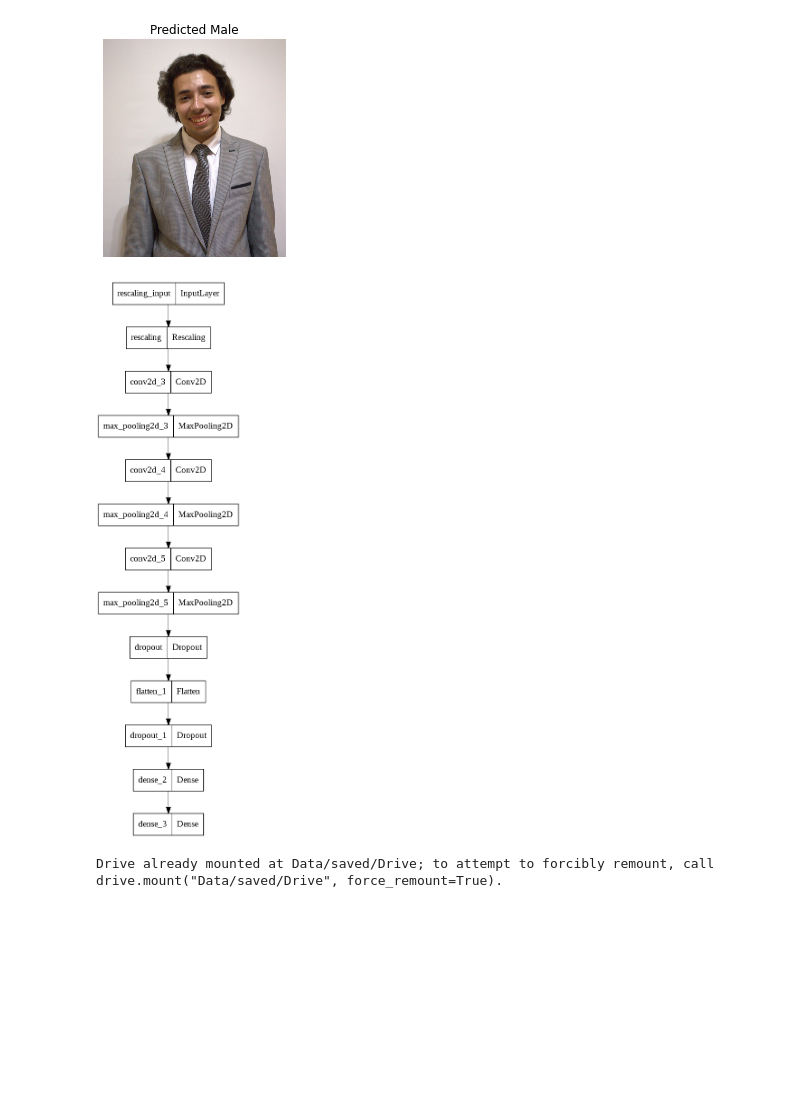
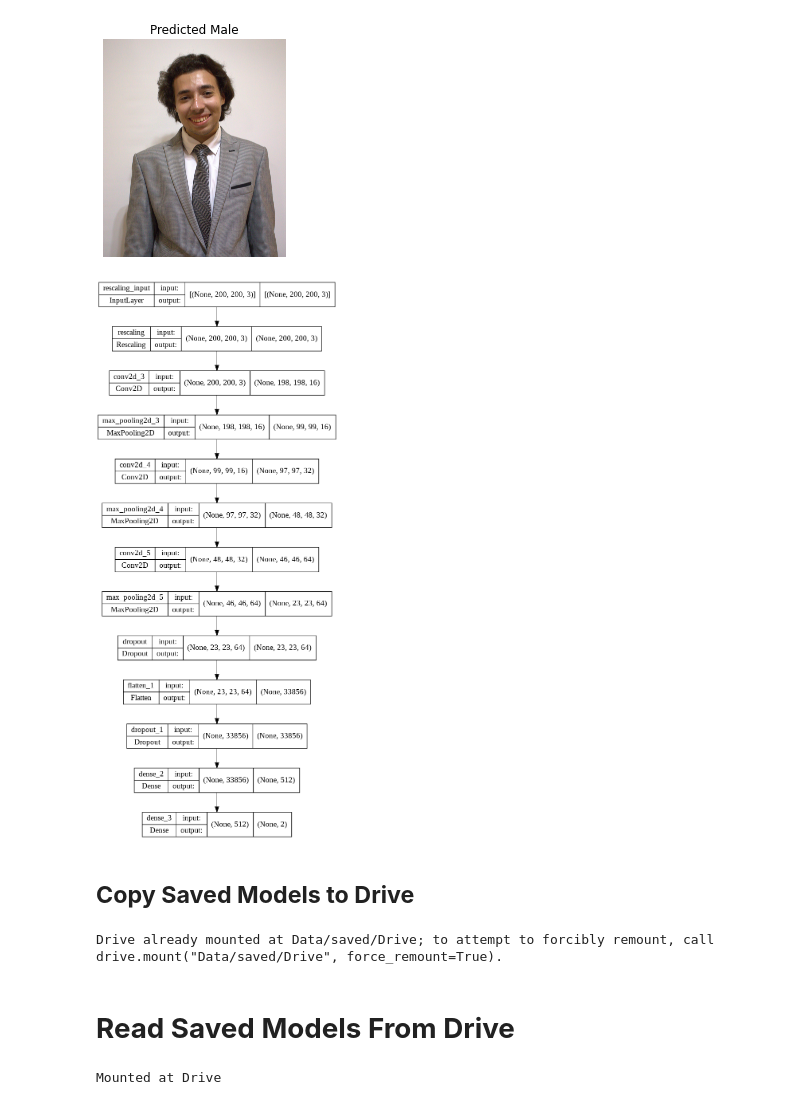
Before and after one commit to NourEldin-Osama/Python-Projects, a Jupyter notebook: CV/UTk_Face.ipynb, the cells around one changed output. Drawn from its saved outputs; the diff is of its cells as text; code cells hidden in the pictures; blank space fills up the shorter version.

```diff
--- a/CV/UTk_Face.ipynb
+++ b/CV/UTk_Face.ipynb
@@ -425,6 +431,17 @@ val_ds = tf.keras.utils.image_dataset_from_directory(
   image_size=(img_height, img_width),
   batch_size=batch_size)
 
+print()
+print('Batches for validating before splitting -->', val_ds.cardinality())
+
+test_ds = val_ds.take(8)
+val_ds = val_ds.skip(8)
+
+print()
+print('Batches for testing -->', test_ds.cardinality())
+print('Batches for validating after splitting-->', val_ds.cardinality())
+print()
+
 class_names = train_ds.class_names
 print(class_names)
 # %% [output]
@@ -600,7 +623,9 @@ Saving 3.jpg to 3 (2).jpg
 Image_Name: 3.jpg
 [figure]
 # %%
-tf.keras.utils.plot_model(model_2, to_file="model_2.png")
+tf.keras.utils.plot_model(model_2, to_file="model_2.png", show_shapes=True)
 # %% [output]
-[figure, old version]
+[figure, new version]
+# %% [markdown]
+## **Copy Saved Models to Drive**
 # %%
@@ -610,3 +634,9 @@ drive.mount(os.path.join('Data','saved','Drive'))
 Drive already mounted at Data/saved/Drive; to attempt to forcibly remount, call drive.mount("Data/saved/Drive", force_remount=True).
 # %%
 drive.flush_and_unmount()
+# %% [markdown]
+# **Read Saved Models From Drive**
+# %%
+drive.mount('Drive')
+# %% [output]
+Mounted at Drive
```
Also changed, not shown: parts of 43 cells of this notebook.
